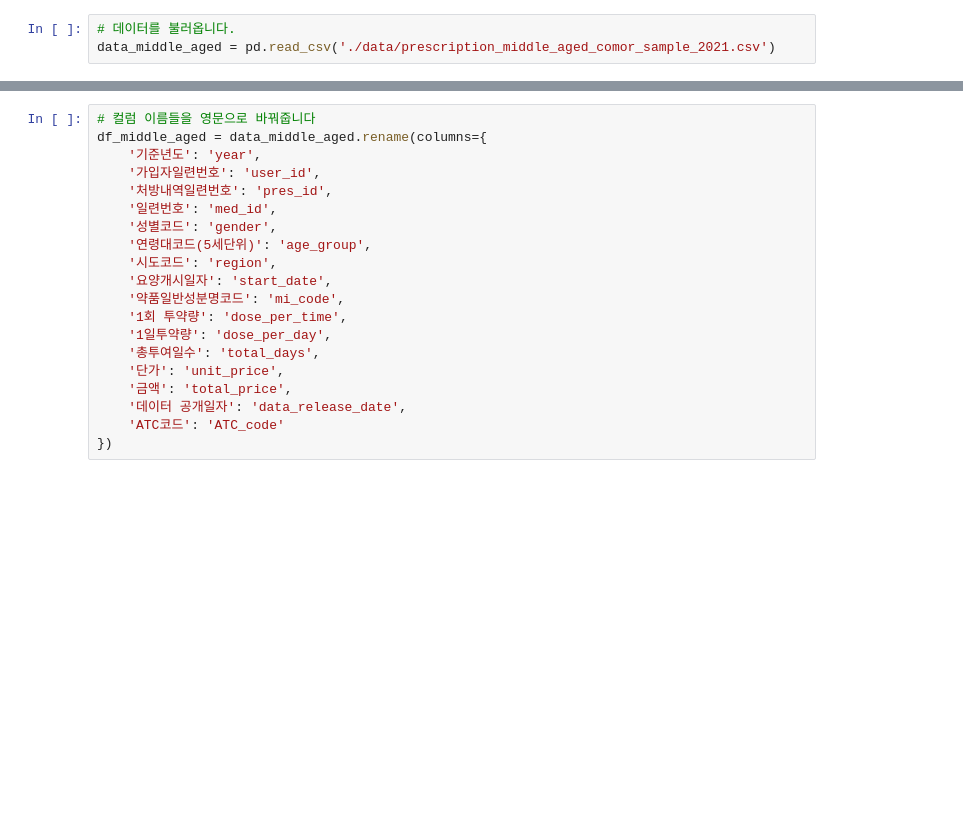
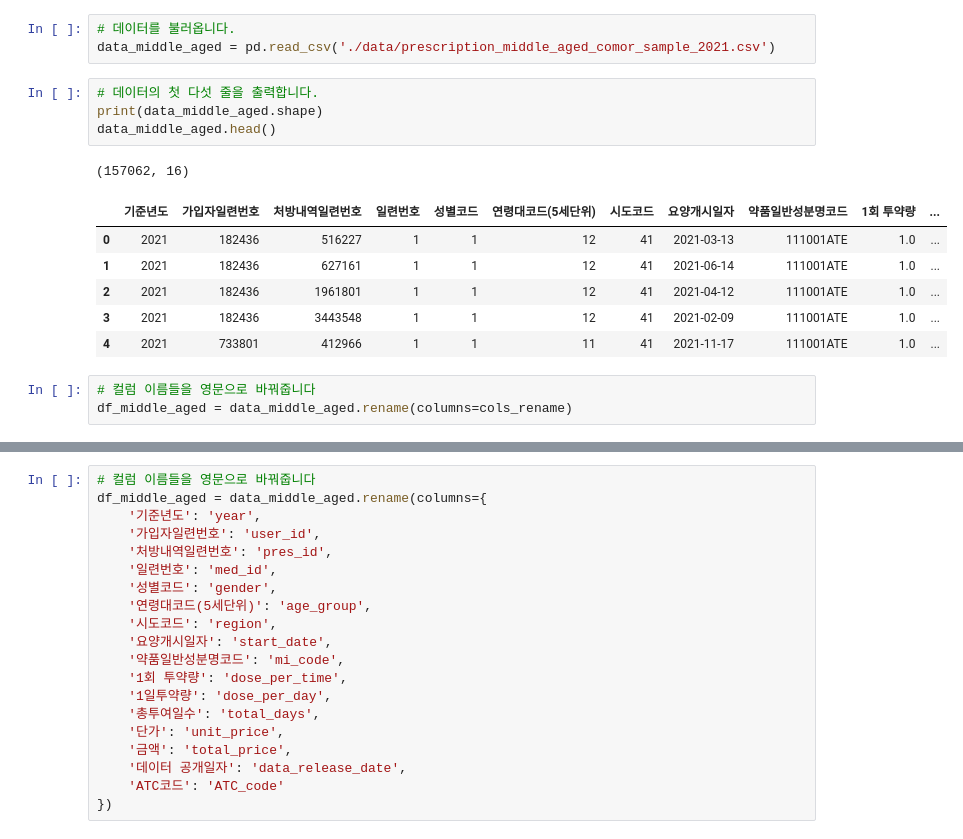
Before and after one commit to YuHan-J-Nam/Drug_Coprescription_Network_Analysis, a Jupyter notebook: 5_non_ad_patients_NA.ipynb, the cells around one changed output, grey strips where cells are left out. Saved outputs shown, nothing was run; the diff lists cells and outputs as text; blank space fills up the shorter version.

```diff
--- a/5_non_ad_patients_NA.ipynb
+++ b/5_non_ad_patients_NA.ipynb
@@ -250,3 +194,18 @@ nx.write_gexf(G_teens, './data/gephi/no_depression_teens_prescription_network.ge
 # %%
 # 데이터를 불러옵니다.
 data_middle_aged = pd.read_csv('./data/prescription_middle_aged_comor_sample_2021.csv')
+# %%
+# 데이터의 첫 다섯 줄을 출력합니다.
+print(data_middle_aged.shape)
+data_middle_aged.head()
+# %% [output]
+(157062, 16)
+|  | 기준년도 | 가입자일련번호 | 처방내역일련번호 | 일련번호 | 성별코드 | 연령대코드(5세단위) | 시도코드 | 요양개시일자 | 약품일반성분명코드 | 1회 투약량 | ... |
+| 0 | 2021 | 182436 | 516227 | 1 | 1 | 12 | 41 | 2021-03-13 | 111001ATE | 1.0 | ... |
+| 1 | 2021 | 182436 | 627161 | 1 | 1 | 12 | 41 | 2021-06-14 | 111001ATE | 1.0 | ... |
+| 2 | 2021 | 182436 | 1961801 | 1 | 1 | 12 | 41 | 2021-04-12 | 111001ATE | 1.0 | ... |
+| 3 | 2021 | 182436 | 3443548 | 1 | 1 | 12 | 41 | 2021-02-09 | 111001ATE | 1.0 | ... |
+| 4 | 2021 | 733801 | 412966 | 1 | 1 | 11 | 41 | 2021-11-17 | 111001ATE | 1.0 | ... |
+# %%
+# 컬럼 이름들을 영문으로 바꿔줍니다
+df_middle_aged = data_middle_aged.rename(columns=cols_rename)
```
Also changed, not shown: parts of 21 cells of this notebook, 3 other files.
